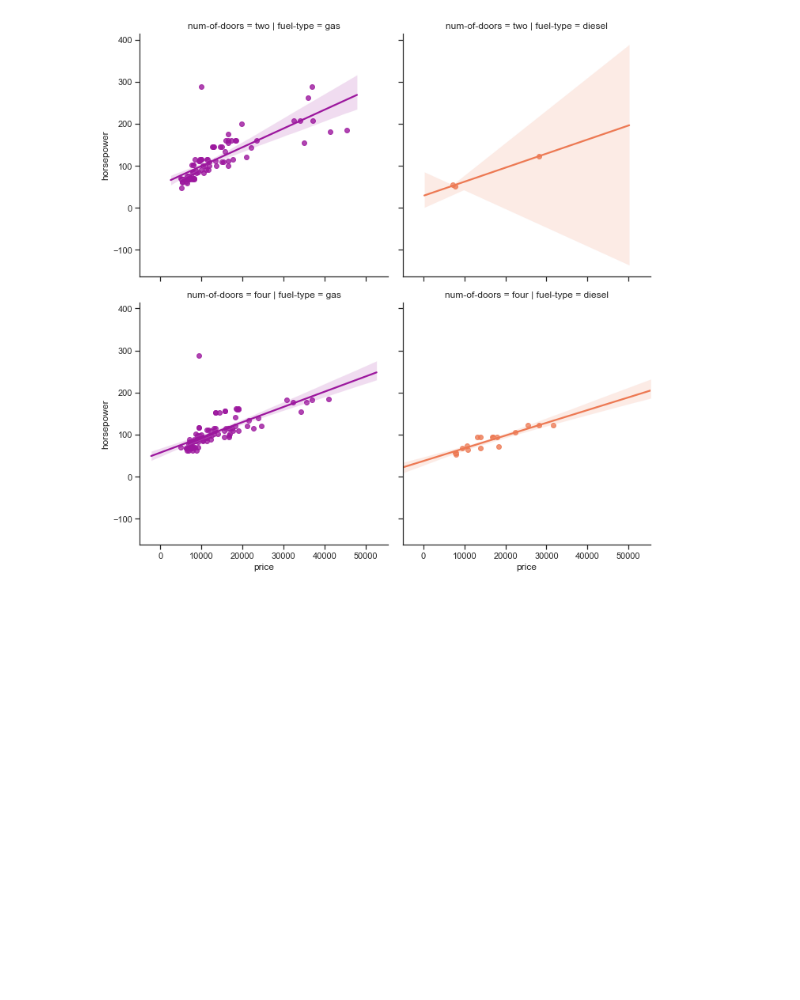
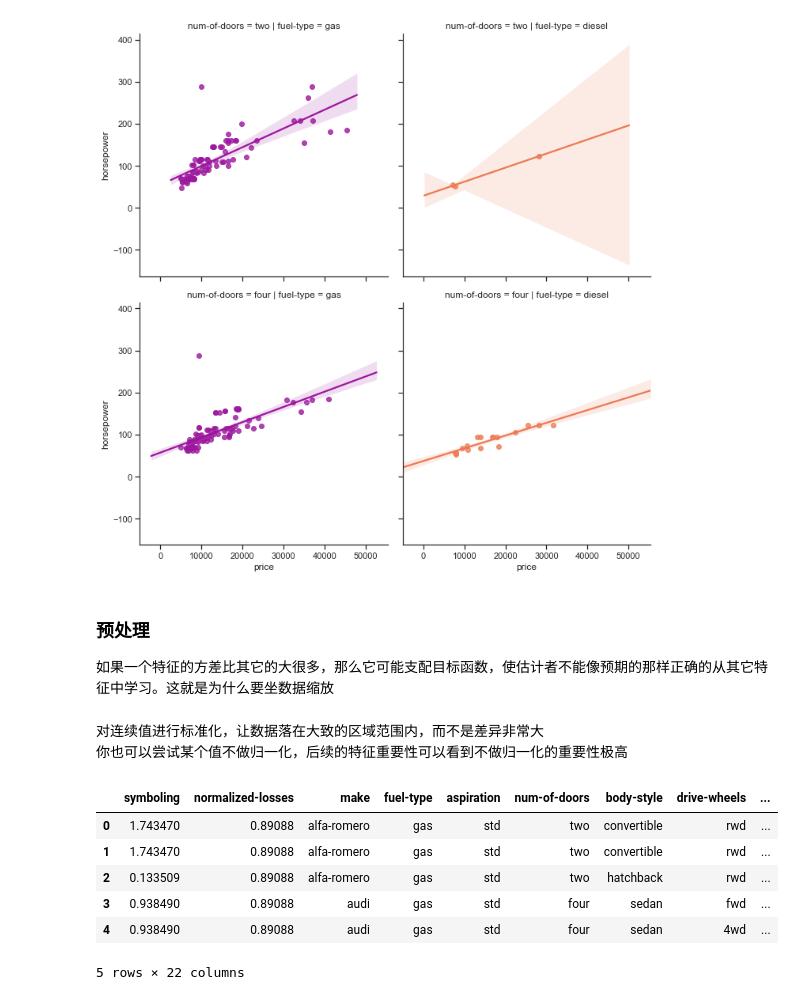
Before and after one commit to ben1234560/AiLearning-Theory-Applying, a Jupyter notebook: notebook_必备数学基础/案例：汽车价格预测任务.ipynb, the cells around one changed output. Drawn from its saved outputs; the diff is of its cells as text; code cells hidden in the pictures; blank space fills up the shorter version.

```diff
--- a/notebook_必备数学基础/案例：汽车价格预测任务.ipynb
+++ b/notebook_必备数学基础/案例：汽车价格预测任务.ipynb
@@ -352,3 +362,33 @@ sns.lmplot('price','horsepower',  #指定横纵轴price,horsepower
 # %% [output]
 <seaborn.axisgrid.FacetGrid at 0x...>
 [figure]
+# %% [markdown]
+### 预处理
+如果一个特征的方差比其它的大很多，那么它可能支配目标函数，使估计者不能像预期的那样正确的从其它特征中学习。这就是为什么要坐数据缩放
+# %% [markdown]
+对连续值进行标准化，让数据落在大致的区域范围内，而不是差异非常大
+<br>
+你也可以尝试某个值不做归一化，后续的特征重要性可以看到不做归一化的重要性极高
+# %%
+target = data.price  #预测标签
+
+regressors = [x for x in data.columns if x not in ['price']]  #训练数据
+features = data.loc[:, regressors]
+
+num = ['symboling','normalized-losses','volume',
+       'horsepower','wheel-base','bore','engine-size',
+       'stroke','compress-ratio','peak-rpm','highway-mpg']  #获取连续值特征列
+
+#标准化
+standard_scaler = StandardScaler()
+features[num] = standard_scaler.fit_transform(features[num])
+
+features.head()  #数值已经标准化
+# %% [output]
+|  | symboling | normalized-losses | make | fuel-type | aspiration | num-of-doors | body-style | drive-wheels | ... |
+| 0 | 1.743470 | 0.89088 | alfa-romero | gas | std | two | convertible | rwd | ... |
+| 1 | 1.743470 | 0.89088 | alfa-romero | gas | std | two | convertible | rwd | ... |
+| 2 | 0.133509 | 0.89088 | alfa-romero | gas | std | two | hatchback | rwd | ... |
+| 3 | 0.938490 | 0.89088 | audi | gas | std | four | sedan | fwd | ... |
+| 4 | 0.938490 | 0.89088 | audi | gas | std | four | sedan | 4wd | ... |
+5 rows × 22 columns
```
Also changed, not shown: parts of 20 cells of this notebook.
